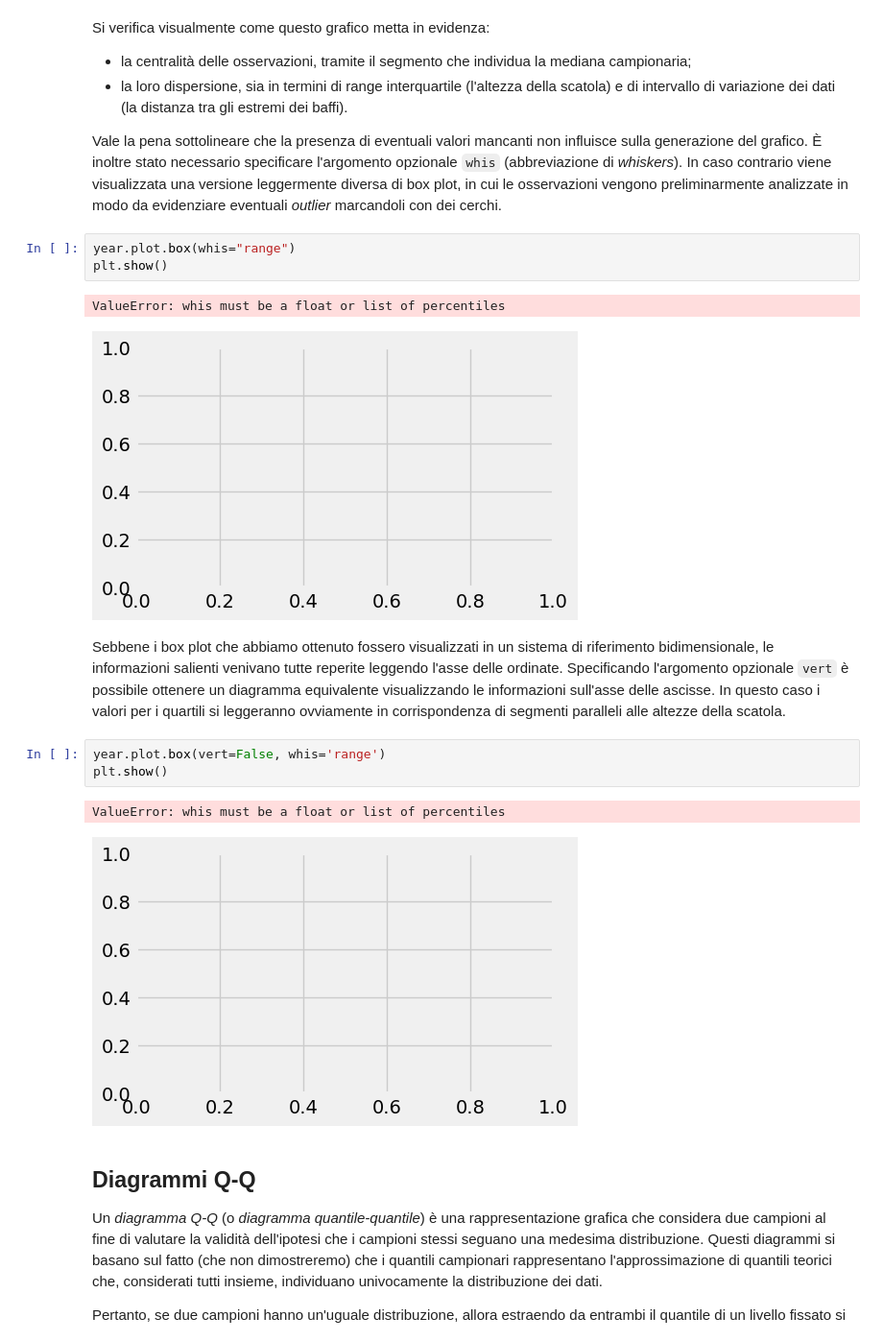
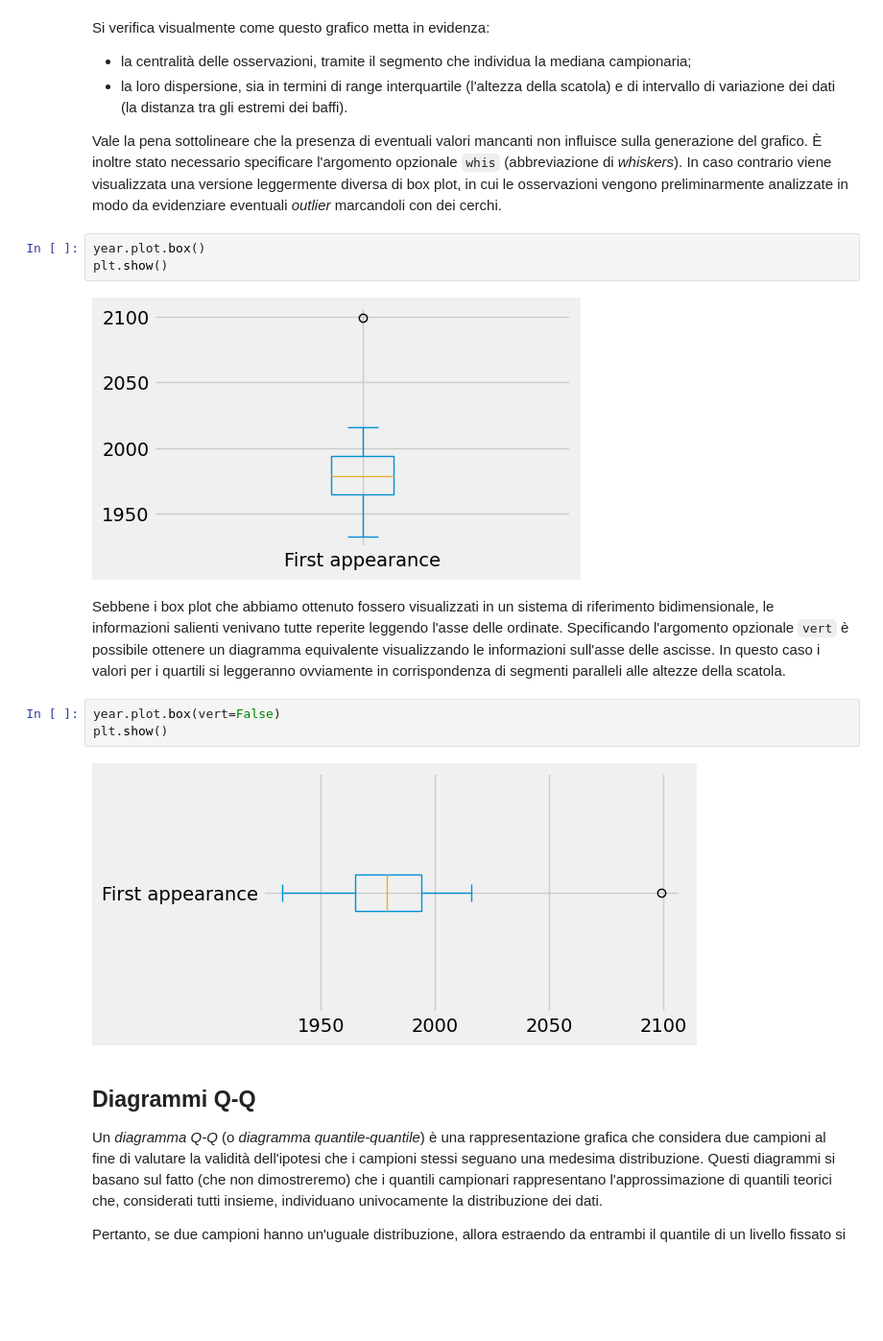
Before and after one commit to PippoZord/superhero-datascience, a Jupyter notebook: content/L04-Indici_di_dispersione.ipynb, the cells around one changed output. Shown: that part at 96% size. Saved outputs shown, nothing was run; the diff lists cells and outputs as text; blank space fills up the shorter version.

```diff
--- a/content/L04-Indici_di_dispersione.ipynb
+++ b/content/L04-Indici_di_dispersione.ipynb
@@ -90,19 +90,17 @@ Si verifica visualmente come questo grafico metta in evidenza:
 
 Vale la pena sottolineare che la presenza di eventuali valori mancanti non influisce sulla generazione del grafico. È inoltre stato necessario specificare l'argomento opzionale `whis` (abbreviazione di _whiskers_). In caso contrario viene visualizzata una versione leggermente diversa di box plot, in cui le osservazioni vengono preliminarmente analizzate in modo da evidenziare eventuali _outlier_ marcandoli con dei cerchi.
 # %%
-year.plot.box(whis="range")
+year.plot.box()
 plt.show()
 # %% [output]
-ValueError: whis must be a float or list of percentiles
-[figure, old version]
+[figure, new version]
 # %% [markdown]
 Sebbene i box plot che abbiamo ottenuto fossero visualizzati in un sistema di riferimento bidimensionale, le informazioni salienti venivano tutte reperite leggendo l'asse delle ordinate. Specificando l'argomento opzionale `vert` è possibile ottenere un diagramma equivalente visualizzando le informazioni sull'asse delle ascisse. In questo caso i valori per i quartili si leggeranno ovviamente in corrispondenza di segmenti paralleli alle altezze della scatola.
 # %%
-year.plot.box(vert=False, whis='range')
+year.plot.box(vert=False)
 plt.show()
 # %% [output]
-ValueError: whis must be a float or list of percentiles
-[figure, old version]
+[figure, new version]
 # %% [markdown]
 <div id="h-3"></div>
 
```
Also changed, not shown: parts of 10 cells of this notebook, 1 other file.
